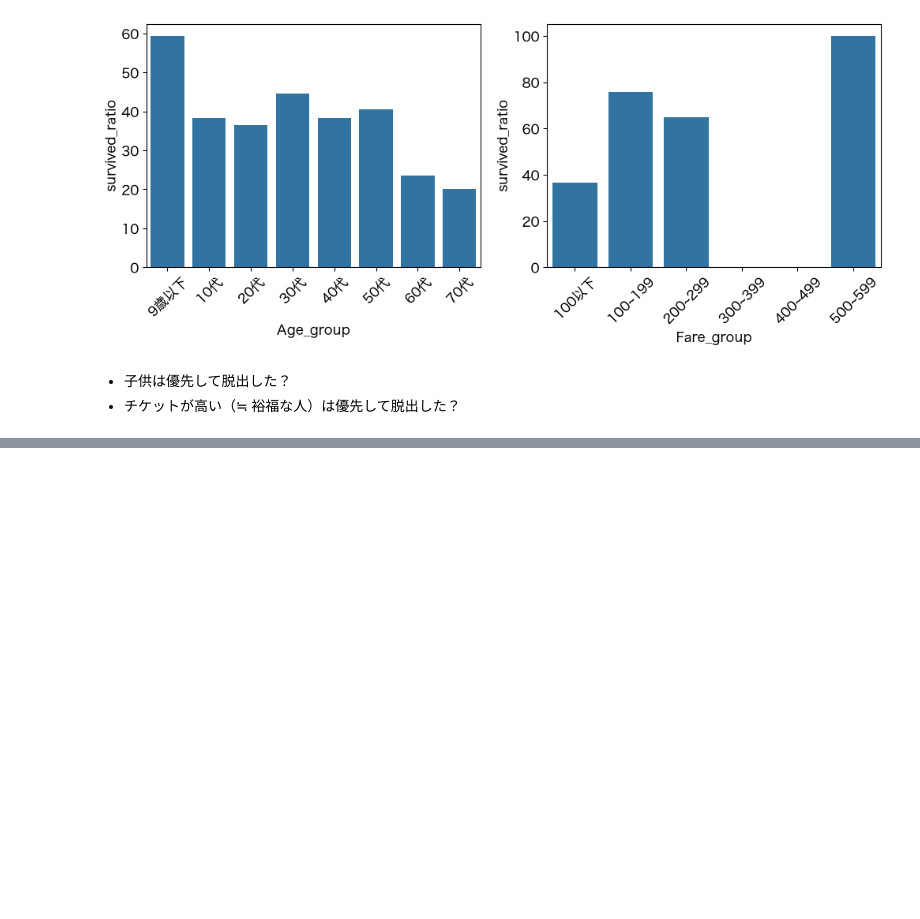
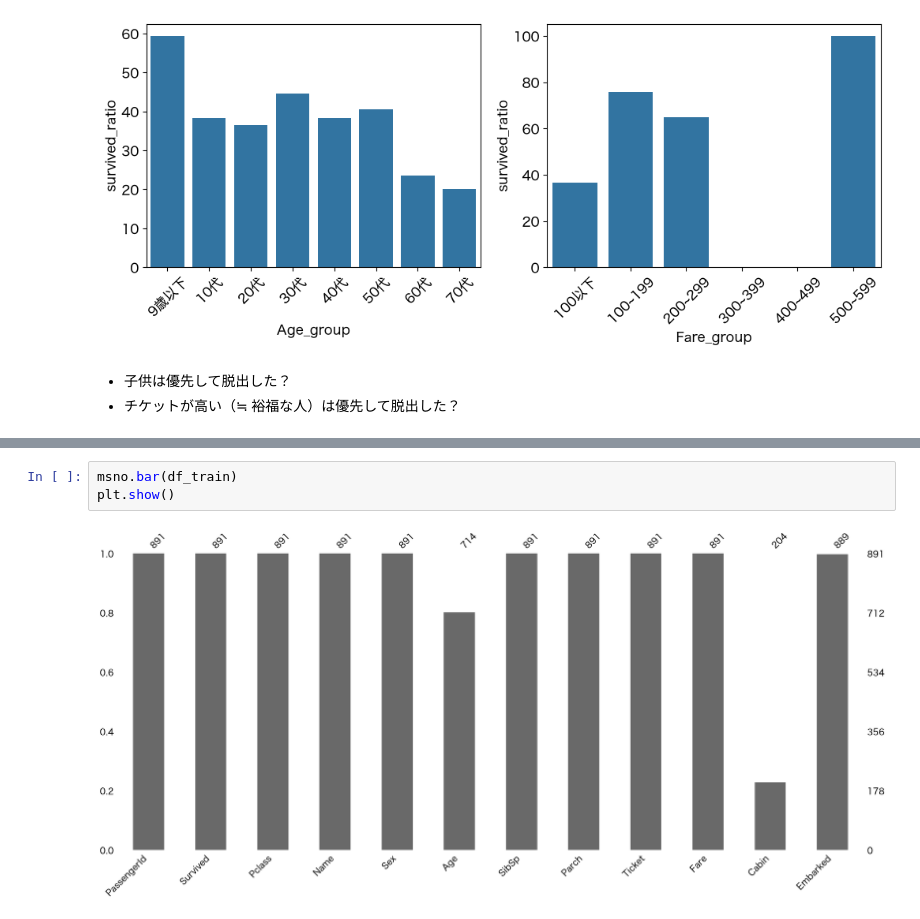
Before and after one commit to yasunobu-nonaka/machine-learning-notebooks, a Jupyter notebook: titanic/note.ipynb, the cells around one changed output, grey strips where cells are left out. Cells and saved outputs as stored; diff of their text form; blank space fills up the shorter version.

```diff
--- a/titanic/note.ipynb
+++ b/titanic/note.ipynb
@@ -209,0 +330,5 @@ plt.show()
+# %%
+msno.bar(df_train)
+plt.show()
+# %% [output]
+[figure, added]
```
Also changed, not shown: parts of 19 cells of this notebook, 1 other file.
